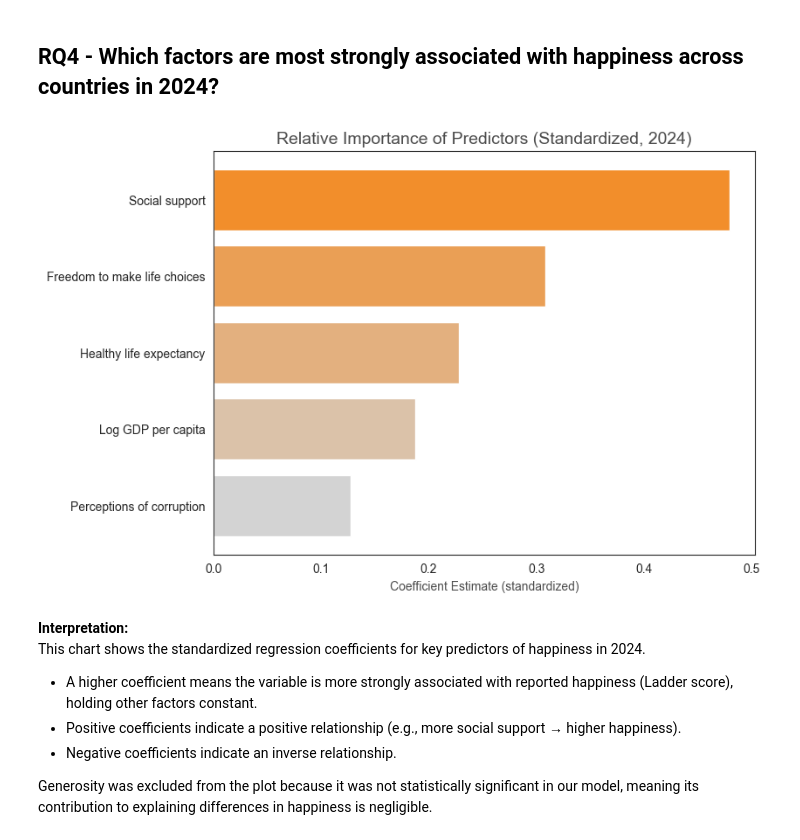
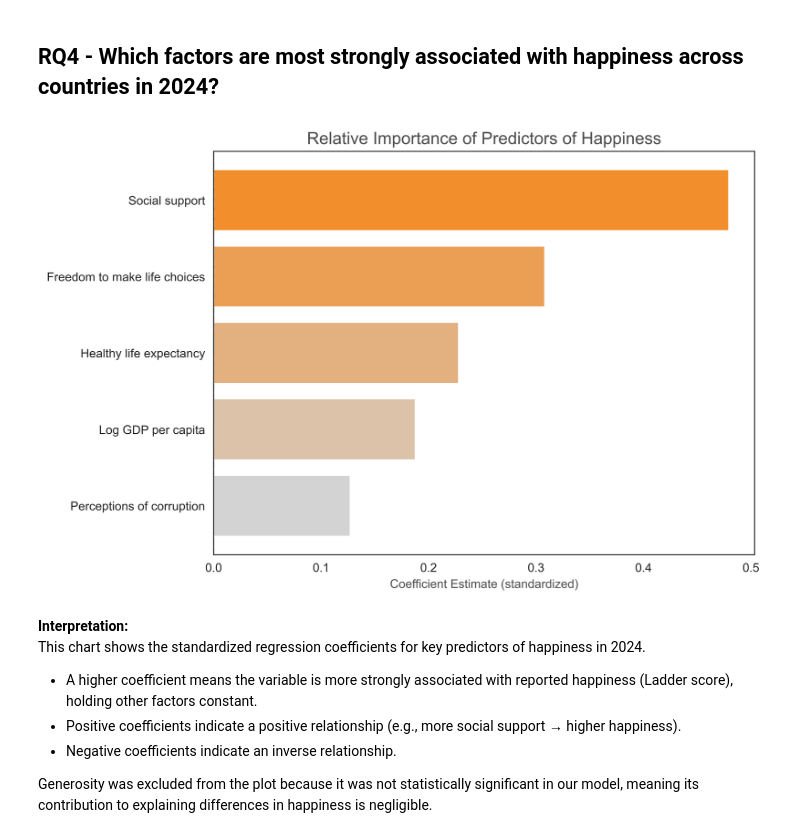
Before and after one commit to CNSM97/portfolio_project, a Jupyter notebook: notebooks/04_results.ipynb, the cells around one changed output. Saved outputs shown, nothing was run; the diff lists cells and outputs as text; code cells hidden in the pictures.

```diff
--- a/notebooks/04_results.ipynb
+++ b/notebooks/04_results.ipynb
@@ -346,31 +348,31 @@ plt.show()
 # %%
 # Filter out Generosity
 results_filtered = results[results['Variable'] != 'Generosity']
 results_sorted = results_filtered.sort_values('Coefficient', ascending=True)
 
-plt.figure(figsize=(8,6))
+plt.figure(figsize=(8,6), dpi=600)
 sns.set_style("white")  # grid off
 
 # Interpolate colors from muted grey → brightest orange
 n = len(results_sorted)
 cmap = LinearSegmentedColormap.from_list("grey_to_orange", [grey_line, happiness_cmap[-1]])
 bar_colors = [to_hex(cmap(v)) for v in np.linspace(0, 1, n)]
 
 # Plot bars manually using enumerate
 for idx, (_, row) in enumerate(results_sorted.iterrows()):
     plt.barh(row['Variable'], row['Coefficient'], color=bar_colors[idx], edgecolor=None)
 
 # Zero line
 plt.axvline(0, color=grey_line, linestyle='--', linewidth=1.5)
 
 # Titles & labels
-plt.title('Relative Importance of Predictors (Standardized, 2024)', fontsize=14, color=axis_color)
+plt.title('Relative Importance of Predictors of Happiness', fontsize=14, color=axis_color)
 plt.xlabel('Coefficient Estimate (standardized)', color=axis_color)
 plt.ylabel('')
 
 plt.show()
 # %% [output]
-[figure, old version]
+[figure, new version]
 # %% [markdown]
 **Interpretation:**
 This chart shows the standardized regression coefficients for key predictors of happiness in 2024.
```
Also changed, not shown: parts of 6 cells of this notebook.
